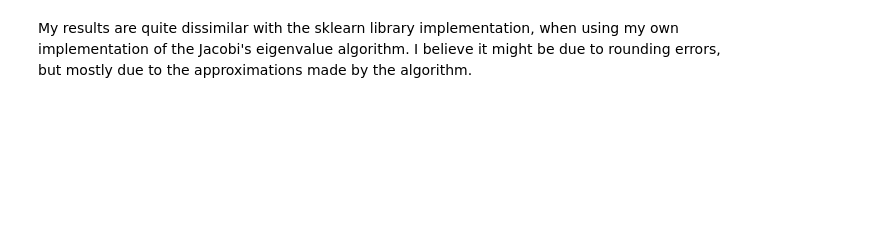
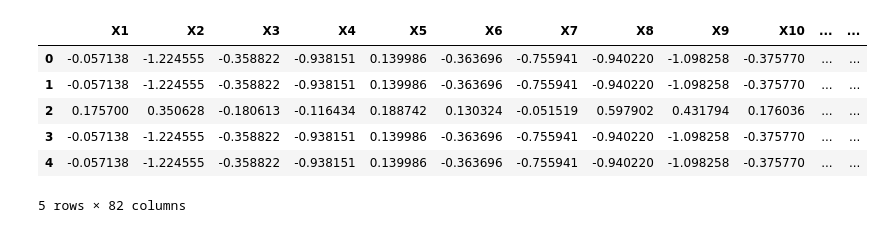
Before and after one commit to LaplaceXD/Linear_Algebra_CS3101N, a Jupyter notebook: PreFinals/main.ipynb, the cells around one changed output. Cells and saved outputs as stored; diff of their text form; code cells hidden in the pictures; blank space fills up the shorter version.

```diff
--- a/PreFinals/main.ipynb
+++ b/PreFinals/main.ipynb
@@ -270,2 +203,29 @@ print(principal_df)
-# %% [markdown]
-My results are quite dissimilar with the sklearn library implementation, when using my own implementation of the Jacobi's eigenvalue algorithm. I believe it might be due to rounding errors, but mostly due to the approximations made by the algorithm.
+# %%
+def parse_and_preprocess(file_path):
+    _, df = parse_arff_to_dataframe(file_path)
+    mat = convert_dataframe_to_matrix(df)
+    none_removed = [d for d in mat if None not in d]
+    feature_wise_mat = transpose(none_removed)[2:84]
+    standardized_mat = transpose([snd_standardize_list(data) for data in feature_wise_mat])
+
+    return df, standardized_mat
+
+_, data_2017 = parse_and_preprocess("./Data/2017.arff")
+_, data_2018 = parse_and_preprocess("./Data/2018.arff")
+_, data_2019 = parse_and_preprocess("./Data/2019.arff")
+_, data_2020 = parse_and_preprocess("./Data/2020.arff")
+
+dataset = data_2017 + data_2018 + data_2019 + data_2020
+
+# This is just for printing the dataset
+import pandas as pd
+df = pd.DataFrame(dataset, columns=["X" + str(i + 1) for i in range(len(dataset[0]))])
+df.head()
+# %% [output]
+|  | X1 | X2 | X3 | X4 | X5 | X6 | X7 | X8 | X9 | X10 | ... | ... |
+| 0 | -0.057138 | -1.224555 | -0.358822 | -0.938151 | 0.139986 | -0.363696 | -0.755941 | -0.940220 | -1.098258 | -0.375770 | ... | ... |
+| 1 | -0.057138 | -1.224555 | -0.358822 | -0.938151 | 0.139986 | -0.363696 | -0.755941 | -0.940220 | -1.098258 | -0.375770 | ... | ... |
+| 2 | 0.175700 | 0.350628 | -0.180613 | -0.116434 | 0.188742 | 0.130324 | -0.051519 | 0.597902 | 0.431794 | 0.176036 | ... | ... |
+| 3 | -0.057138 | -1.224555 | -0.358822 | -0.938151 | 0.139986 | -0.363696 | -0.755941 | -0.940220 | -1.098258 | -0.375770 | ... | ... |
+| 4 | -0.057138 | -1.224555 | -0.358822 | -0.938151 | 0.139986 | -0.363696 | -0.755941 | -0.940220 | -1.098258 | -0.375770 | ... | ... |
+5 rows × 82 columns
```
Also changed, not shown: parts of 20 cells of this notebook, 23 other files.
